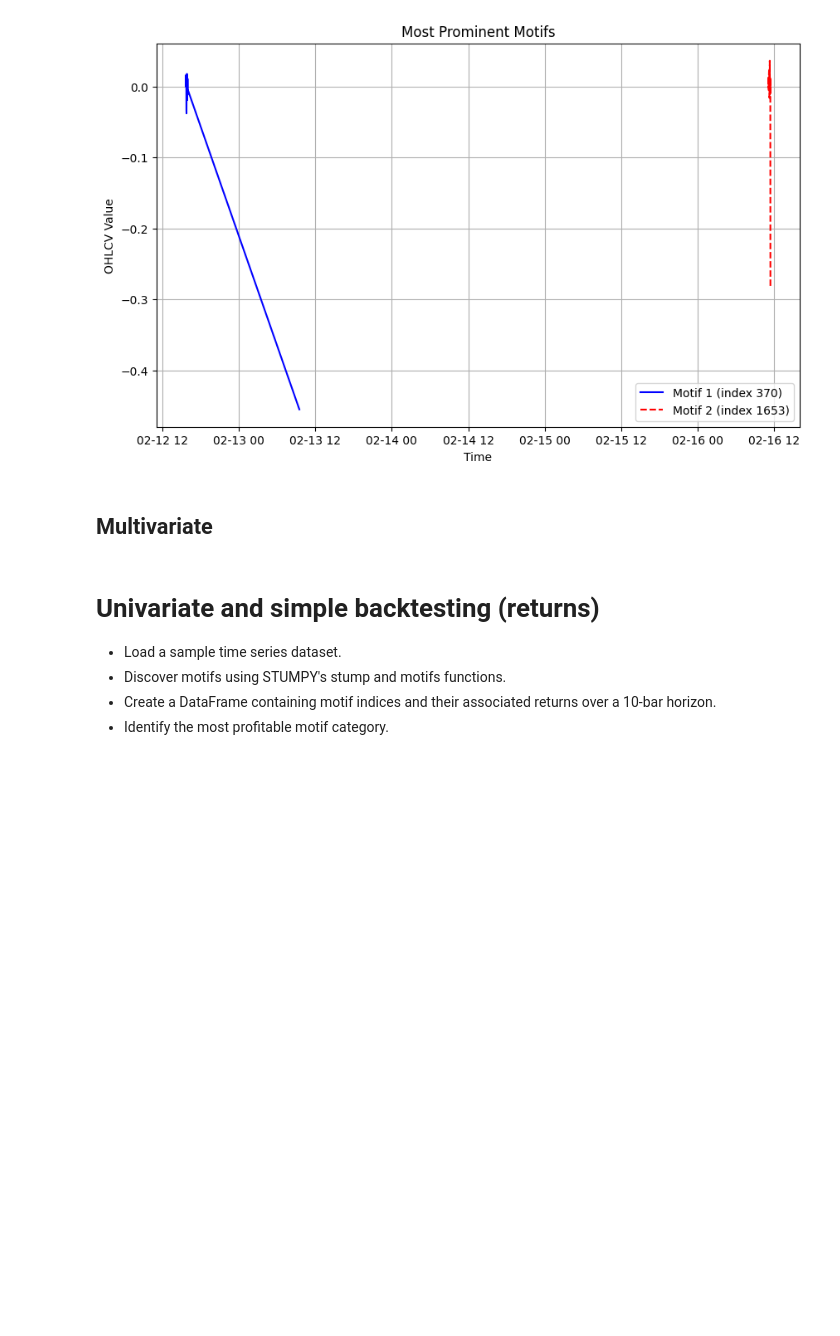
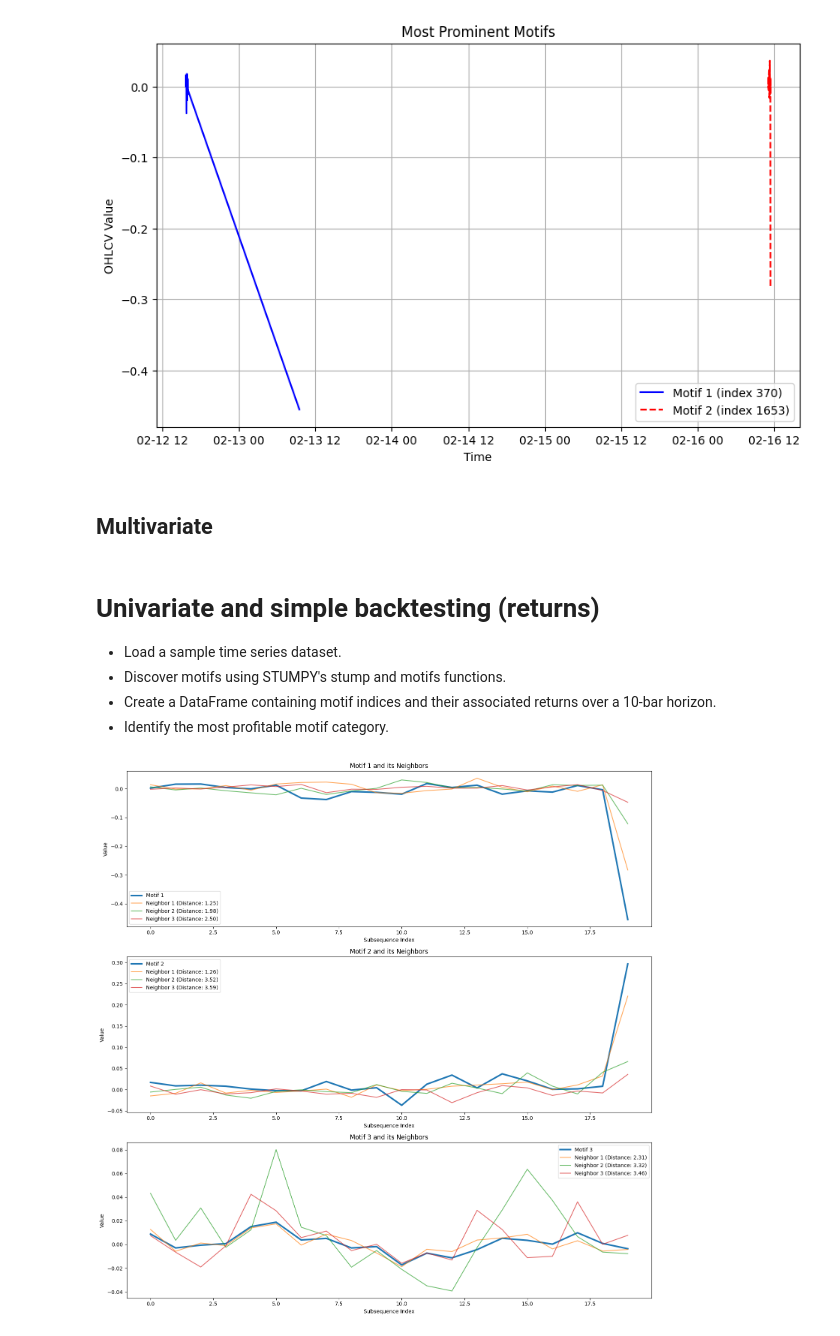
Before and after one commit to drew2323/strategy-lab, a Jupyter notebook: research/strat_STUMPY/STUMPY_OHLCV.ipynb, the cells around one changed output. Drawn from its saved outputs; the diff is of its cells as text; code cells hidden in the pictures; blank space fills up the shorter version.

```diff
--- a/research/strat_STUMPY/STUMPY_OHLCV.ipynb
+++ b/research/strat_STUMPY/STUMPY_OHLCV.ipynb
@@ -435,42 +435,59 @@ for motif_id in range(motif_indices.shape[0]):  # Iterate over each row, i.e., e
         if np.isnan(start_idx):
             continue
 
         # Convert to integer for indexing
         start_idx = int(start_idx)
         end_idx = start_idx + N
 
         # Check if there's enough data beyond the end index to calculate future returns
         if end_idx + future_horizon < len(timeseries_sr):
             # Calculate the profit/loss over the next 10 bars from the end of the motif
-            future_return = (timeseries_sr.iloc[end_idx + future_horizon] - timeseries_sr.iloc[end_idx]) / timeseries_sr.iloc[end_idx]
+            future_return_long = (timeseries_sr.iloc[end_idx + future_horizon] - timeseries_sr.iloc[end_idx]) / timeseries_sr.iloc[end_idx]
+            future_return_short = (timeseries_sr.iloc[end_idx + future_horizon] + timeseries_sr.iloc[end_idx]) / timeseries_sr.iloc[end_idx]
         else:
-            future_return = np.nan  # Not enough future data available
+            future_return_long = np.nan  # Not enough future data available
+            future_return_short = np.nan
 
         # Append the motif result
         motif_results.append({
             'motif_id': motif_id,          # Identifies the motif category within the set
             'match_id': match_id,         # Rank/order of the match within the motif category
             'distance': distance,
             'start_idx': start_idx,
             'end_idx': end_idx,
-            'profit': future_return
+            'profit_long': future_return_long,
+            'profit_short': future_return_short
         })
 
 # Convert the results into a DataFrame
 motif_df = pd.DataFrame(motif_results)
 
 # Step 3: Calculate the average profit for each motif category
-motif_profits = motif_df.groupby('motif_id')['profit'].mean().reset_index()
-most_profitable_motif_id = motif_profits.sort_values(by='profit', ascending=False).iloc[0]['motif_id']
+motif_profits_long = motif_df.groupby('motif_id')['profit_long'].mean().reset_index()
+most_profitable_motif_id_long = motif_profits_long.sort_values(by='profit_long', ascending=False).iloc[0]['motif_id']
 
-motif_profits_sum = motif_df.groupby('motif_id')['profit'].sum().reset_index()
-most_profitable_motif_sum_id = motif_profits_sum.sort_values(by='profit', ascending=False).iloc[0]['motif_id']
+motif_profits_sum_long = motif_df.groupby('motif_id')['profit_long'].sum().reset_index()
+most_profitable_motif_sum_id_long = motif_profits_sum_long.sort_values(by='profit_long', ascending=False).iloc[0]['motif_id']
+
+motif_profits_short = motif_df.groupby('motif_id')['profit_short'].mean().reset_index()
+most_profitable_motif_id_short = motif_profits_short.sort_values(by='profit_short', ascending=False).iloc[0]['motif_id']
+
+motif_profits_sum_short = motif_df.groupby('motif_id')['profit_short'].sum().reset_index()
+most_profitable_motif_sum_id_short = motif_profits_sum_short.sort_values(by='profit_short', ascending=False).iloc[0]['motif_id']
+
+visualize_motifs(time_series=timeseries_sr, motif_distances=motif_distances, motif_indices=motif_indices, subsequence_length=m)
 
 # Display results
 print("Motif DataFrame with profits:\n", motif_df)
-print("\nAverage profit per motif category:\n", motif_profits)
-print(f"\nThe most profitable motif avg category is: {most_profitable_motif_id}")
-print("\Sum profit per motif category:\n", motif_profits_sum)
-print(f"\nThe most profitable motif sum category is: {most_profitable_motif_sum_id}")
+print("\nAverage profit long per motif category:\n", motif_profits_long)
+print(f"\nThe most profitable long motif avg category is: {most_profitable_motif_id_long}")
+print("\Sum profit long per motif category:\n", motif_profits_sum_long)
+print(f"\nThe most profitable long motif sum category is: {most_profitable_motif_sum_id_long}")
+
+print("\nAverage profit short per motif category:\n", motif_profits_short)
+print(f"\nThe most profitable short motif avg category is: {most_profitable_motif_id_short}")
+print("\Sum profit short per motif category:\n", motif_profits_sum_short)
+print(f"\nThe most profitable short motif sum category is: {most_profitable_motif_sum_id_short}")
 # %% [output]
+[figure, added]
 Motif DataFrame with profits:
```
Also changed, not shown: parts of 2 cells of this notebook.
